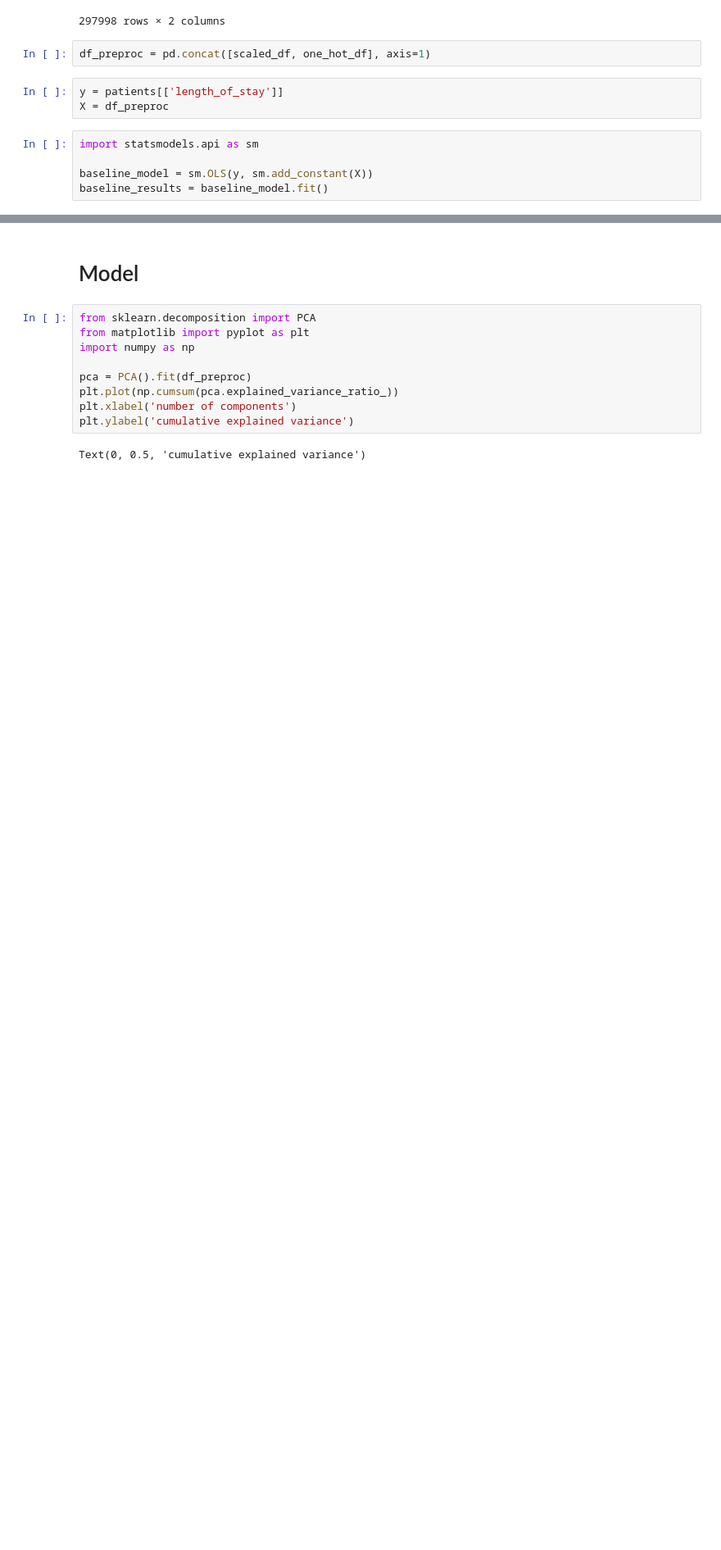
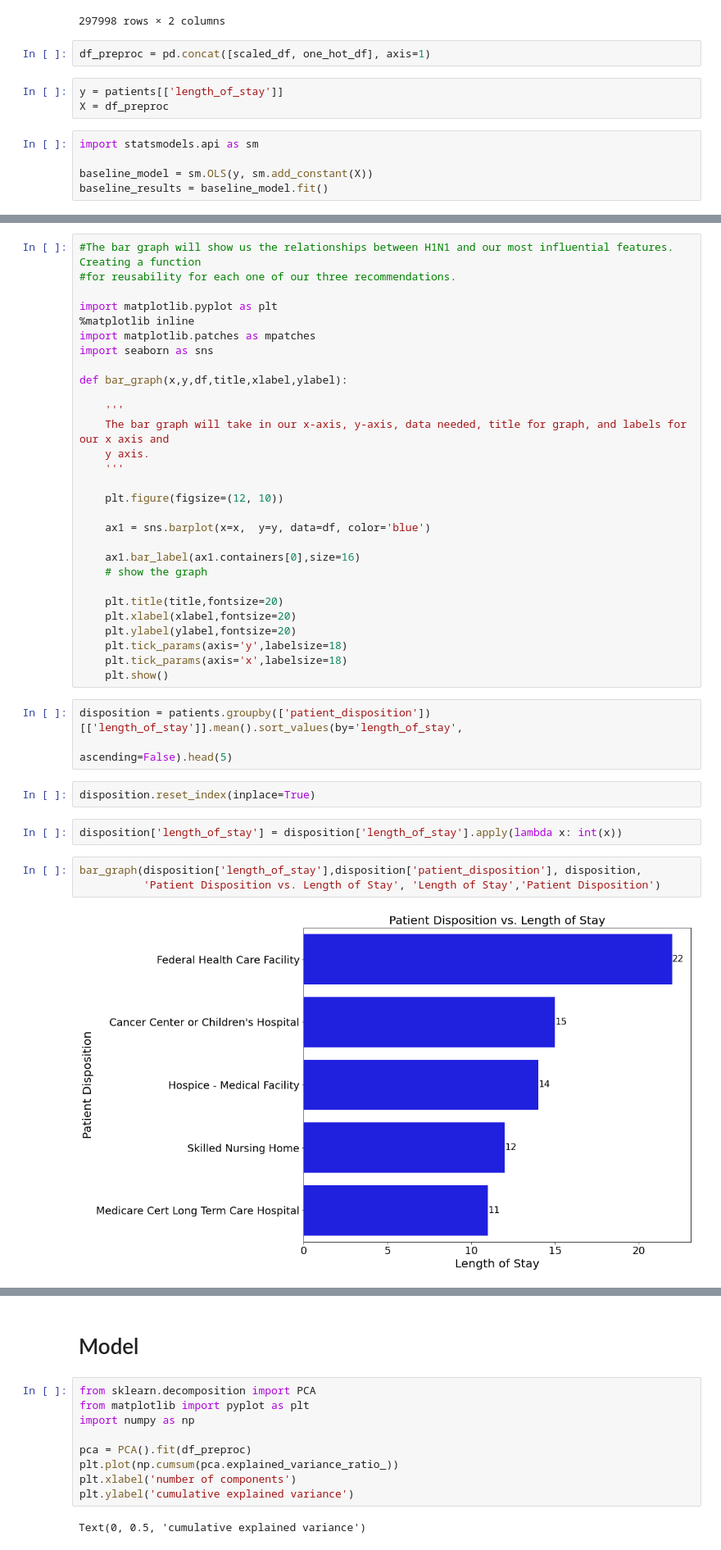
Before and after one commit to johnlocke333/patient_stay, a Jupyter notebook: notebook.ipynb, the cells around one changed output, grey strips where cells are left out. Shown at 82% size. Saved outputs shown, nothing was run; the diff lists cells and outputs as text; blank space fills up the shorter version.

```diff
--- a/notebook.ipynb
+++ b/notebook.ipynb
@@ -313,0 +320,41 @@ strong multicollinearity problems or that the design matrix is singular.
+# %%
+#The bar graph will show us the relationships between H1N1 and our most influential features. Creating a function
+#for reusability for each one of our three recommendations.
+
+import matplotlib.pyplot as plt
+%matplotlib inline
+import matplotlib.patches as mpatches
+import seaborn as sns
+
+def bar_graph(x,y,df,title,xlabel,ylabel):
+
+    '''
+    The bar graph will take in our x-axis, y-axis, data needed, title for graph, and labels for our x axis and
+    y axis.
+    '''
+
+    plt.figure(figsize=(12, 10))
+
+    ax1 = sns.barplot(x=x,  y=y, data=df, color='blue')
+
+    ax1.bar_label(ax1.containers[0],size=16)
+    # show the graph
+
+    plt.title(title,fontsize=20)
+    plt.xlabel(xlabel,fontsize=20)
+    plt.ylabel(ylabel,fontsize=20)
+    plt.tick_params(axis='y',labelsize=18)
+    plt.tick_params(axis='x',labelsize=18)
+    plt.show()
+# %%
+disposition = patients.groupby(['patient_disposition'])[['length_of_stay']].mean().sort_values(by='length_of_stay',
+                                                                                  ascending=False).head(5)
+# %%
+disposition.reset_index(inplace=True)
+# %%
+disposition['length_of_stay'] = disposition['length_of_stay'].apply(lambda x: int(x))
+# %%
+bar_graph(disposition['length_of_stay'],disposition['patient_disposition'], disposition,
+          'Patient Disposition vs. Length of Stay', 'Length of Stay','Patient Disposition')
+# %% [output]
+[figure, added]
```
Also changed, not shown: parts of 24 cells of this notebook.
